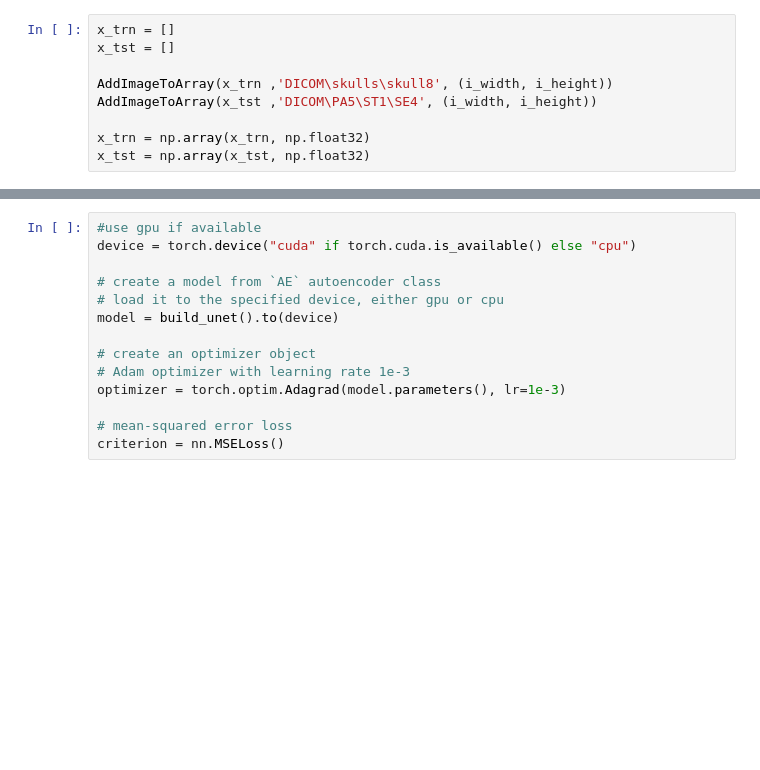
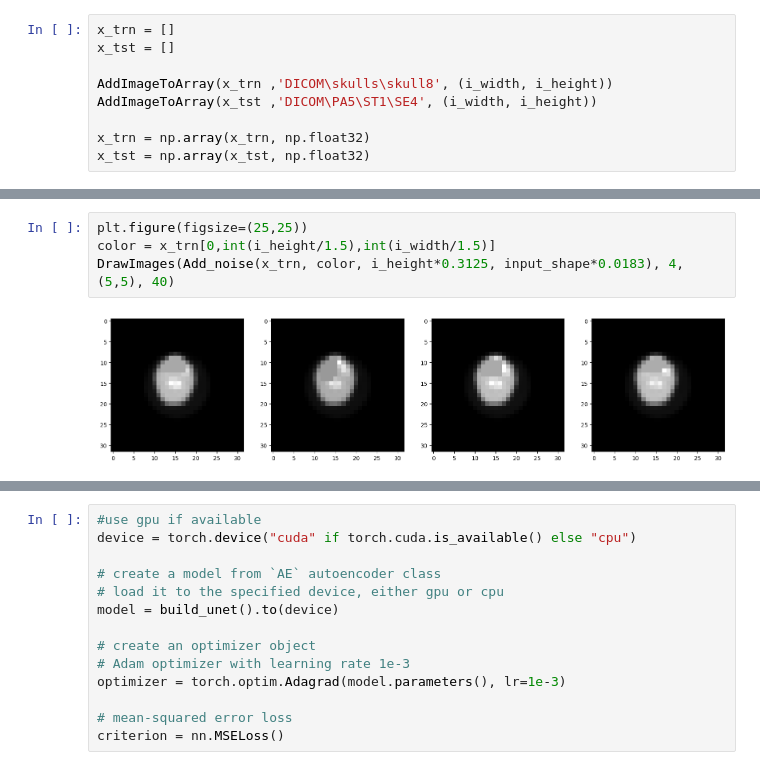
Before and after one commit to Ivan-AI-hub/skull_project, a Jupyter notebook: UnetTry.ipynb, the cells around one changed output, grey strips where cells are left out. Drawn from its saved outputs; the diff is of its cells as text; blank space fills up the shorter version.

```diff
--- a/UnetTry.ipynb
+++ b/UnetTry.ipynb
@@ -26,3 +57,9 @@ x_tst = np.array(x_tst, np.float32)
+# %%
+plt.figure(figsize=(25,25))
+color = x_trn[0,int(i_height/1.5),int(i_width/1.5)]
+DrawImages(Add_noise(x_trn, color, i_height*0.3125, input_shape*0.0183), 4, (5,5), 40)
+# %% [output]
+[figure, added]
 # %%
 max_value = np.max(x_trn)
 print(max_value)
```
Also changed, not shown: parts of 15 cells of this notebook, 2 other files.
